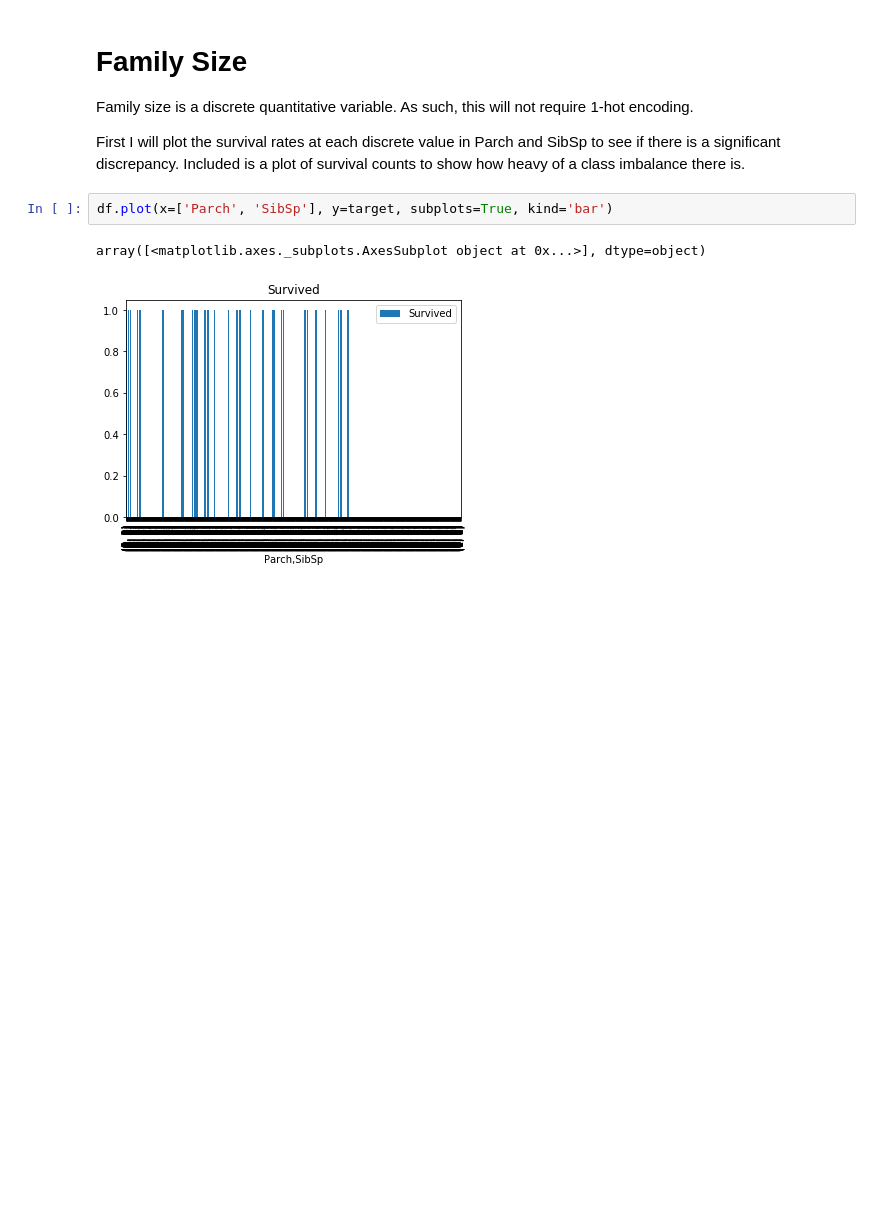
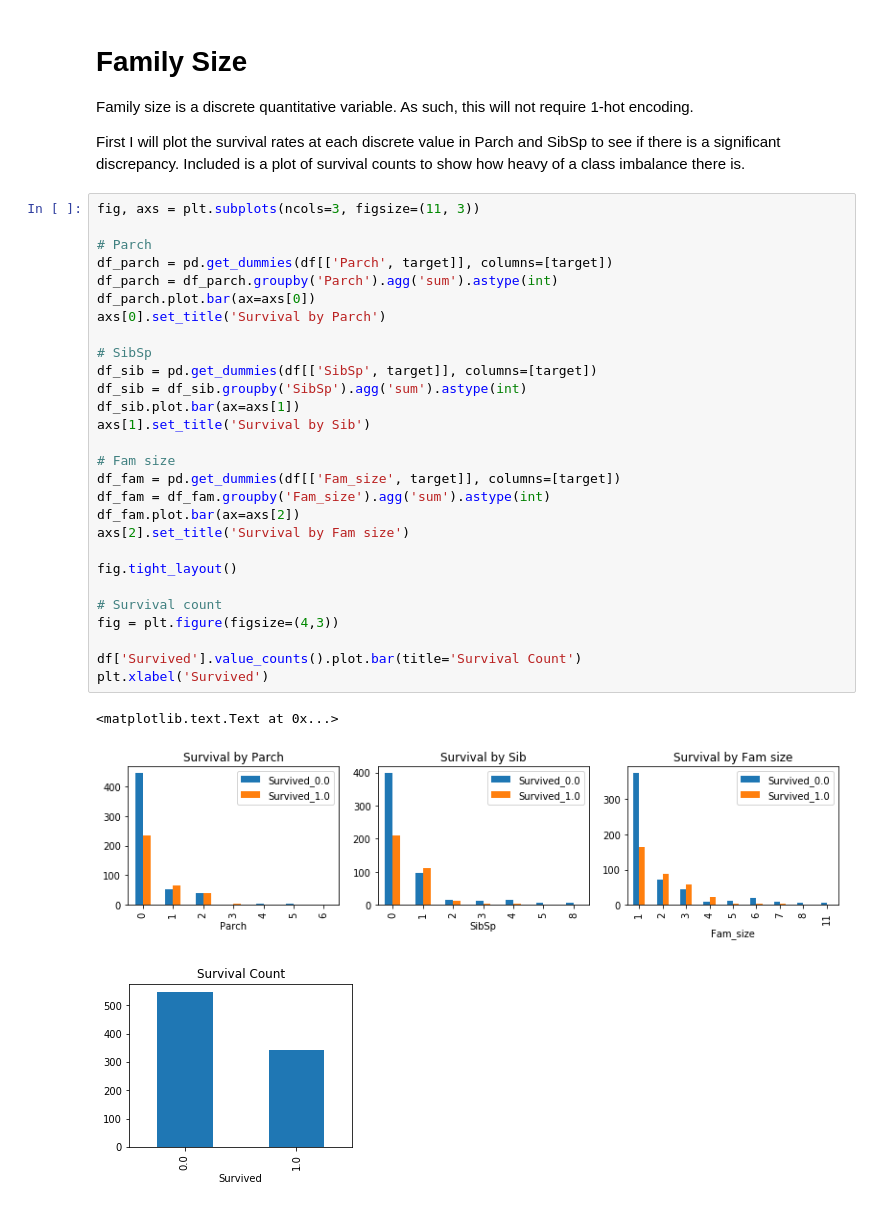
Before and after one commit to grantcooksey/kaggle-titanic, a Jupyter notebook: notebooks/Feature Engineering.ipynb, the cells around one changed output. Saved outputs shown, nothing was run; the diff lists cells and outputs as text; blank space fills up the shorter version.

Commit message:
New fam size plot

```diff
--- a/notebooks/Feature Engineering.ipynb
+++ b/notebooks/Feature Engineering.ipynb
@@ -61,8 +61,35 @@ df = data_raw.dropna(subset=['Survived'])
 Family size is a discrete quantitative variable. As such, this will not require 1-hot encoding.
 
 First I will plot the survival rates at each discrete value in Parch and SibSp to see if there is a significant discrepancy.  Included is a plot of survival counts to show how heavy of a class imbalance there is.
-# %%
-df.plot(x=['Parch', 'SibSp'], y=target, subplots=True, kind='bar')
-# %% [output]
-array([<matplotlib.axes._subplots.AxesSubplot object at 0x...>], dtype=object)
-[figure, removed]
+# %%
+fig, axs = plt.subplots(ncols=3, figsize=(11, 3))
+
+# Parch
+df_parch = pd.get_dummies(df[['Parch', target]], columns=[target])
+df_parch = df_parch.groupby('Parch').agg('sum').astype(int)
+df_parch.plot.bar(ax=axs[0])
+axs[0].set_title('Survival by Parch')
+
+# SibSp
+df_sib = pd.get_dummies(df[['SibSp', target]], columns=[target])
+df_sib = df_sib.groupby('SibSp').agg('sum').astype(int)
+df_sib.plot.bar(ax=axs[1])
+axs[1].set_title('Survival by Sib')
+
+# Fam size
+df_fam = pd.get_dummies(df[['Fam_size', target]], columns=[target])
+df_fam = df_fam.groupby('Fam_size').agg('sum').astype(int)
+df_fam.plot.bar(ax=axs[2])
+axs[2].set_title('Survival by Fam size')
+
+fig.tight_layout()
+
+# Survival count
+fig = plt.figure(figsize=(4,3))
+
+df['Survived'].value_counts().plot.bar(title='Survival Count')
+plt.xlabel('Survived')
+# %% [output]
+<matplotlib.text.Text at 0x...>
+[figure, added]
+[figure, added]
```
